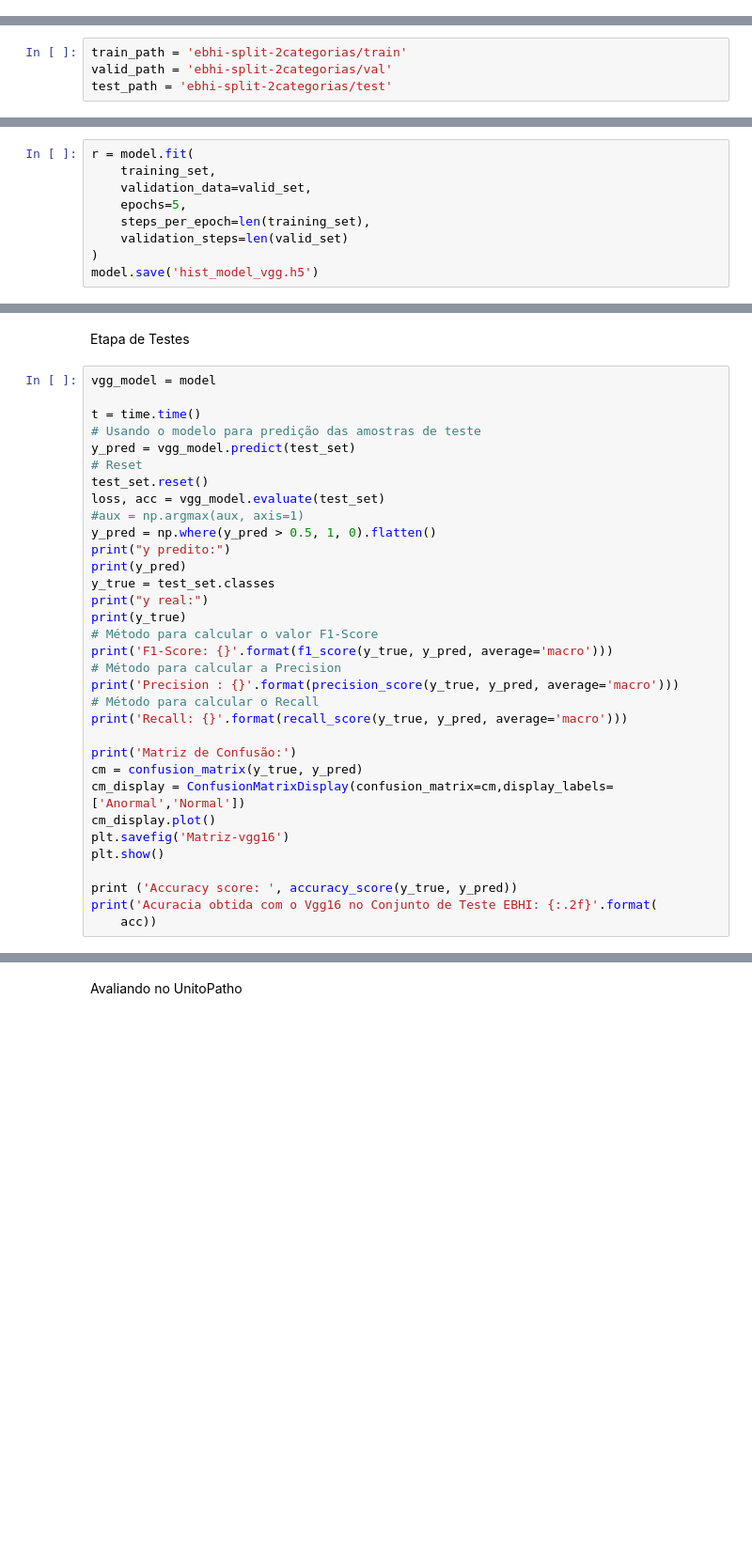
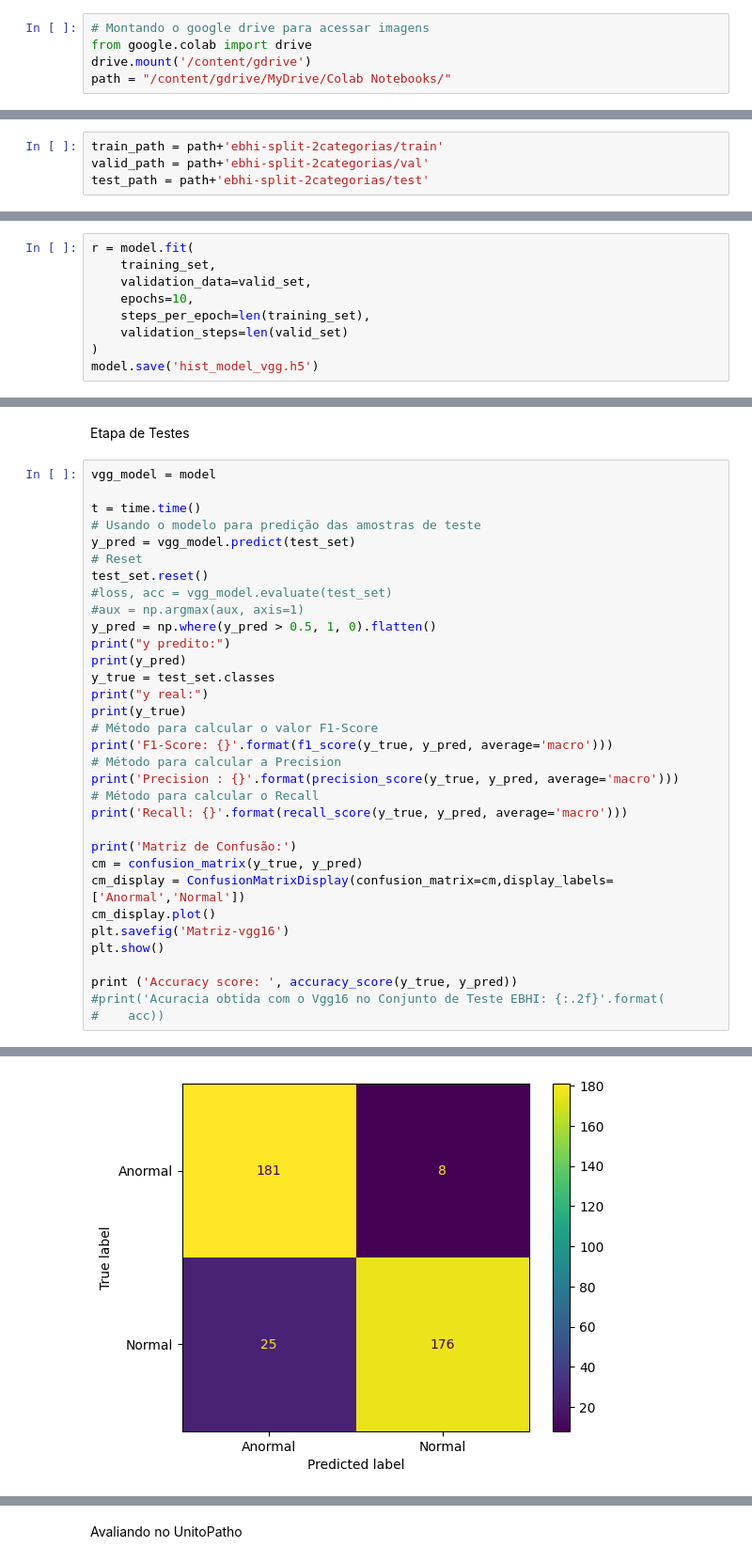
Before and after one commit to tomvieira/transfer-learning, a Jupyter notebook: transfer-learning-vgg16.ipynb, the cells around one changed output, grey strips where cells are left out. Shown at 94% size. Saved outputs shown, nothing was run; the diff lists cells and outputs as text; blank space fills up the shorter version.

```diff
--- a/transfer-learning-vgg16.ipynb
+++ b/transfer-learning-vgg16.ipynb
@@ -15,3 +15,8 @@ import time
 
 import warnings
 warnings.filterwarnings("ignore")
+# %%
+# Montando o google drive para acessar imagens
+from google.colab import drive
+drive.mount('/content/gdrive')
+path = "/content/gdrive/MyDrive/Colab Notebooks/"
@@ -20,9 +27,9 @@ Tamanho das imagens
 # %%
 IMAGE_SIZE = [400, 400]
 # %%
-train_path = 'ebhi-split-2categorias/train'
-valid_path = 'ebhi-split-2categorias/val'
-test_path = 'ebhi-split-2categorias/test'
+train_path = path+'ebhi-split-2categorias/train'
+valid_path = path+'ebhi-split-2categorias/val'
+test_path = path+'ebhi-split-2categorias/test'
 # %% [markdown]
 Declarando o modelo VGG16
 # %%
@@ -86,7 +120,7 @@ Treinando o modelo
 r = model.fit(
     training_set,
     validation_data=valid_set,
-    epochs=5,
+    epochs=10,
     steps_per_epoch=len(training_set),
     validation_steps=len(valid_set)
 )
@@ -117,7 +176,7 @@ t = time.time()
 y_pred = vgg_model.predict(test_set)
 # Reset
 test_set.reset()
-loss, acc = vgg_model.evaluate(test_set)
+#loss, acc = vgg_model.evaluate(test_set)
 #aux = np.argmax(aux, axis=1)
 y_pred = np.where(y_pred > 0.5, 1, 0).flatten()
 print("y predito:")
@@ -140,5 +199,6 @@ plt.savefig('Matriz-vgg16')
 plt.show()
 
 print ('Accuracy score: ', accuracy_score(y_true, y_pred))
-print('Acuracia obtida com o Vgg16 no Conjunto de Teste EBHI: {:.2f}'.format(
-    acc))
+#print('Acuracia obtida com o Vgg16 no Conjunto de Teste EBHI: {:.2f}'.format(
+#    acc))
+# %% [output]
@@ -144,0 +222 @@ print('Acuracia obtida com o Vgg16 no Conjunto de Teste EBHI: {:.2f}'.format(
+[figure, added]
```
Also changed, not shown: parts of 13 cells of this notebook, 2 other files.
